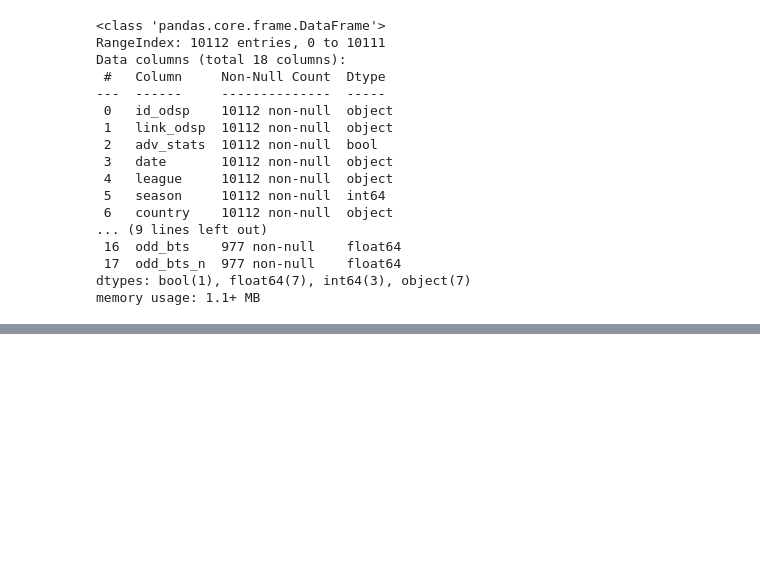
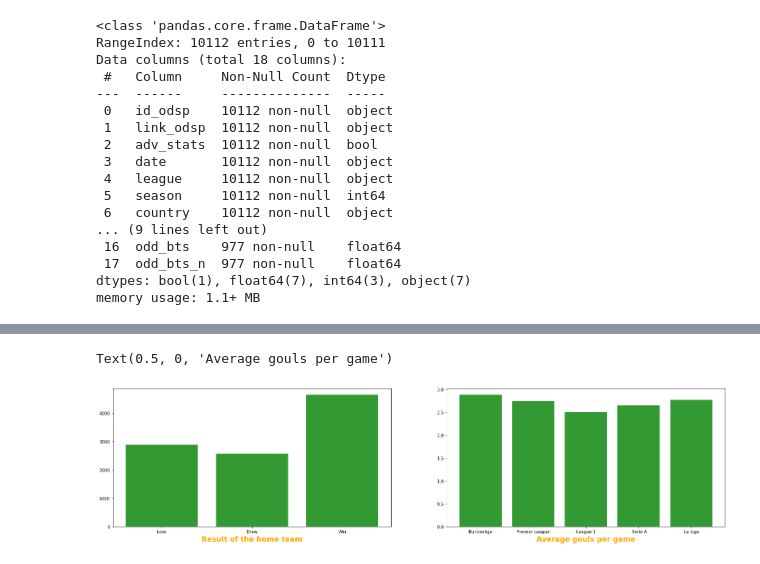
Before and after one commit to gmtorres/MIEIC_19_20_IART, a Jupyter notebook: Proj2/report.ipynb, the cells around one changed output, grey strips where cells are left out. Cells and saved outputs as stored; diff of their text form; code cells hidden in the pictures; blank space fills up the shorter version.

```diff
--- a/Proj2/report.ipynb
+++ b/Proj2/report.ipynb
@@ -140,0 +219,24 @@ Text(0.5, 0, 'Body part goal/miss ration')
+# %%
+ginf_extra = ginf.copy()
+ginf_extra['dif'] = ginf_extra['fthg'] - ginf_extra['ftag']
+ginf_extra['total'] = ginf_extra['fthg'] + ginf_extra['ftag']
+
+conditions = [ginf_extra['dif'] > 0 , ginf_extra['dif'] == 0, ginf_extra['dif'] < 0]
+choices = [1 , 0 , -1]
+ginf_extra['result'] = np.select(conditions,choices,default=np.nan)
+homeResult = ginf_extra.groupby('result')['result'].count()
+
+gouls_per_league_per_game = ginf_extra[['total','league']].groupby('league')['total'].sum()/games_per_league
+
+results = ['Lose' , 'Draw' , 'Win']
+
+plt.figure(figsize=(40, 6))
+plt.subplot(131)
+plt.bar(results, homeResult.ravel(),color=(0.2,0.6,0.2,1))
+plt.xlabel('Result of the home team',fontweight='bold', color = 'orange', fontsize='17')
+plt.subplot(132)
+plt.bar(leagues, gouls_per_league_per_game.ravel(),color=(0.2,0.6,0.2,1))
+plt.xlabel('Average gouls per game',fontweight='bold', color = 'orange', fontsize='17')
+# %% [output]
+Text(0.5, 0, 'Average gouls per game')
+[figure, added]
```
Also changed, not shown: parts of 8 cells of this notebook.
